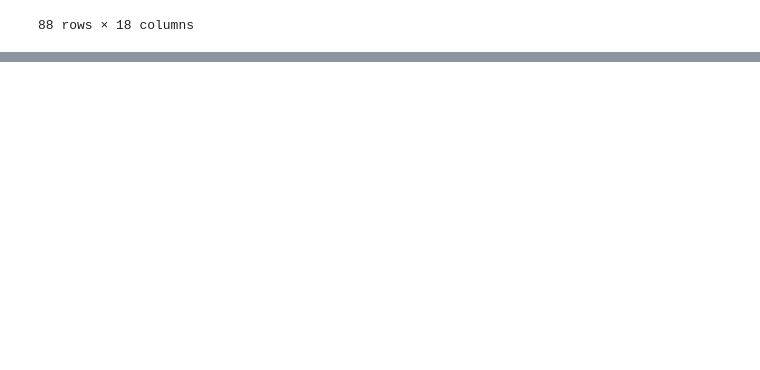
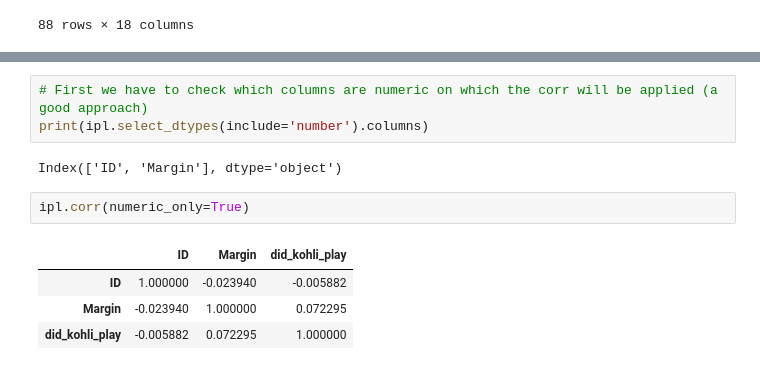
Before and after one commit to Muhammad-Waleed-Source/Pandas, a Jupyter notebook: Pandas_3_Imp_DataFrame_Methods.ipynb, the cells around one changed output, grey strips where cells are left out. Drawn from its saved outputs; the diff is of its cells as text; blank space fills up the shorter version.

```diff
--- a/Pandas_3_Imp_DataFrame_Methods.ipynb
+++ b/Pandas_3_Imp_DataFrame_Methods.ipynb
@@ -1193,0 +1211,12 @@ movies[movies['genres'].isin(['Action', 'Comedy'])]
+# %%
+# First we have to check which columns are numeric on which the corr will be applied (a good approach)
+print(ipl.select_dtypes(include='number').columns)
+# %% [output]
+Index(['ID', 'Margin'], dtype='object')
+# %%
+ipl.corr(numeric_only=True)
+# %% [output]
+|  | ID | Margin | did_kohli_play |
+| ID | 1.000000 | -0.023940 | -0.005882 |
+| Margin | -0.023940 | 1.000000 | 0.072295 |
+| did_kohli_play | -0.005882 | 0.072295 | 1.000000 |
```
Also changed, not shown: parts of 13 cells of this notebook.
